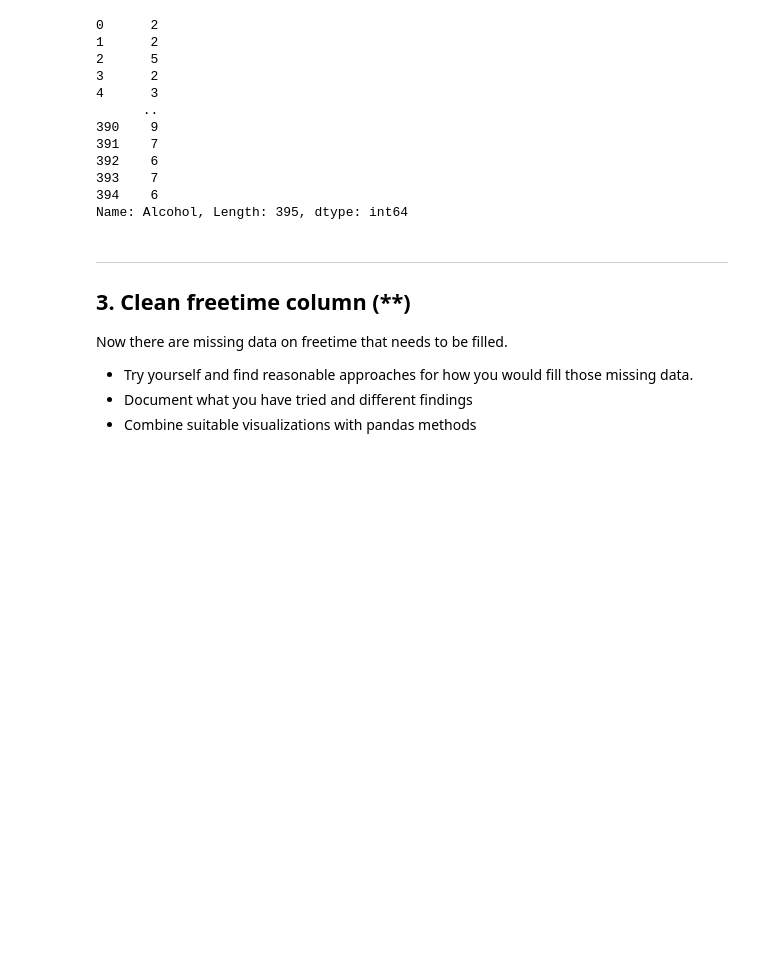
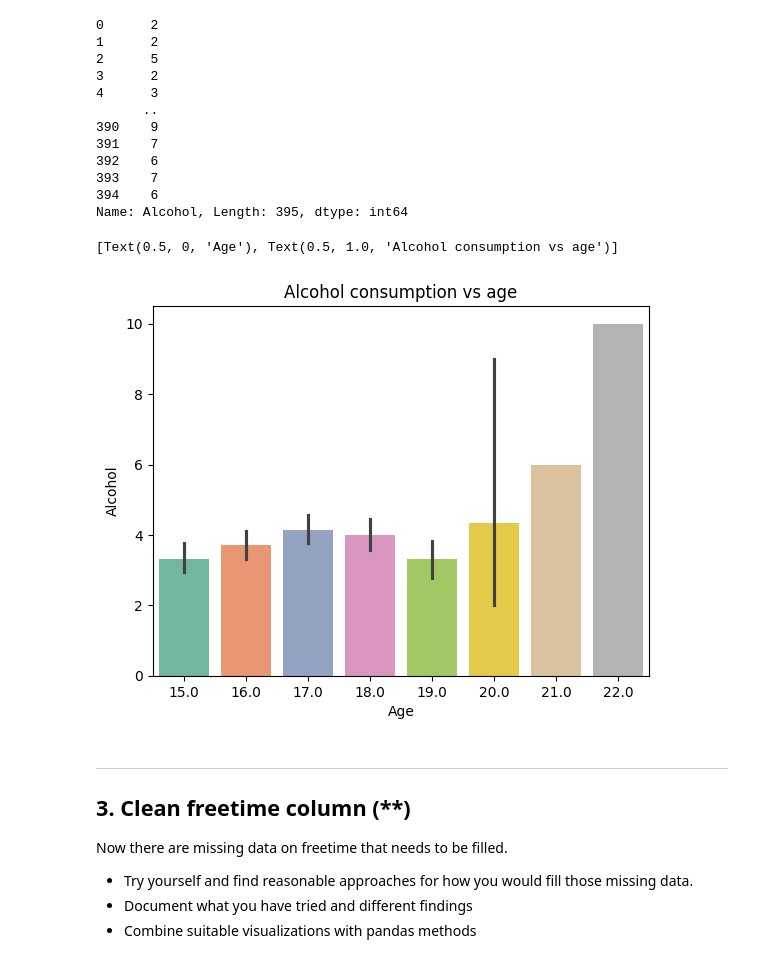
Before and after one commit to AptiDz/data-behandling-APTI-DZHAMURZAEV, a Jupyter notebook: Exercises/E01_missing_aggregation.ipynb, the cells around one changed output. Drawn from its saved outputs; the diff is of its cells as text; code cells hidden in the pictures; blank space fills up the shorter version.

```diff
--- a/Exercises/E01_missing_aggregation.ipynb
+++ b/Exercises/E01_missing_aggregation.ipynb
@@ -423,6 +423,13 @@ student_matmissing_data["Alcohol"]
 393    7
 394    6
 Name: Alcohol, Length: 395, dtype: int64
+# %%
+# g)
+ax = sns.barplot(data = student_matmissing_data, x="age", y ="Alcohol", hue="age", palette="Set2", legend=False)
+ax.set(xlabel="Age", title="Alcohol consumption vs age")
+# %% [output]
+[Text(0.5, 0, 'Age'), Text(0.5, 1.0, 'Alcohol consumption vs age')]
+[figure, added]
 # %% [markdown]
 ---
 ## 3. Clean freetime column (**)
```
